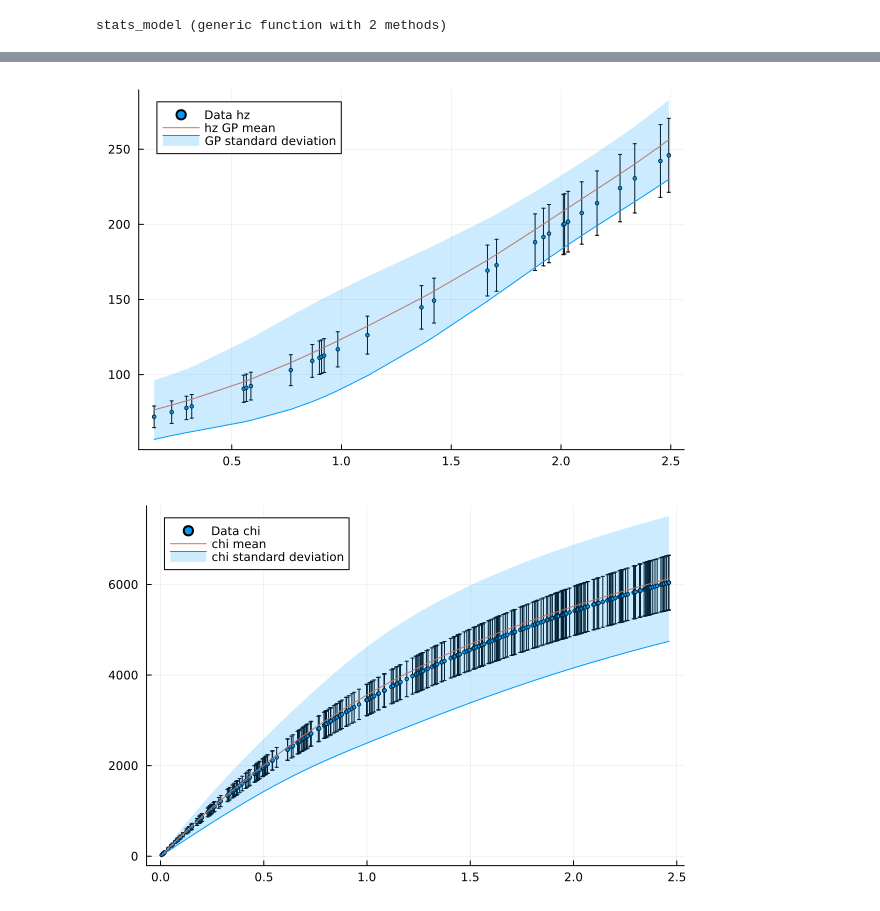
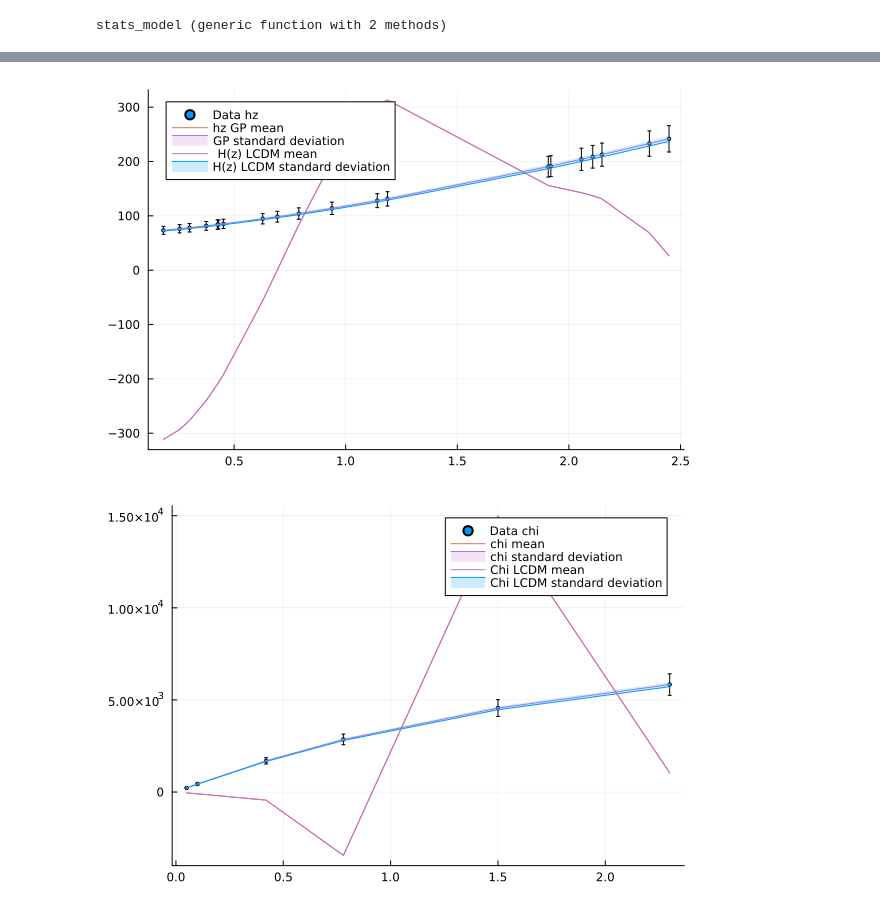
Before and after one commit to JaimeRZP/wb_gp, a Jupyter notebook: Tanvi/LCDM_GP_comparison.ipynb, the cells around one changed output, grey strips where cells are left out. Cells and saved outputs as stored; diff of their text form; code cells hidden in the pictures.

```diff
--- a/Tanvi/LCDM_GP_comparison.ipynb
+++ b/Tanvi/LCDM_GP_comparison.ipynb
@@ -21,7 +21,7 @@ cosmo1 = Cosmology();
 # %%
 # hz data
 function fakedata_hz()
-z  = sort(2.5 .* rand(30)) # random array of 30 z values sorted ascending (0 - 2.5)
+z  = sort(2.5 .* rand(20)) # random array of 30 z values sorted ascending (0 - 2.5)
 data  = cosmo1.cpar.h*100*Ez(cosmo1, z)
 err = 0.1 .* data
 cov = zeros(length(z), length(z))
@@ -33,7 +33,7 @@ end
 
 # chi data
 function fakedata_dm()
-    z = sort(2.5 .* rand(300))
+    z = [0.05, 0.1, 0.42, 0.78, 1.5, 2.3]
     data = cosmo1.chi(z)
     err = 0.1 .* data
     cov = zeros(length(z), length(z))
@@ -45,7 +45,7 @@ end
 
 # fs8 data
 function fakedata_fs8()
-    z = sort([[0.01, 0.02, 0.07] ; (2.5 .* rand(20))])
+    z = [0.01, 0.02, 0.07, 0.54, 1.5, 2.4]
     data = fs8(cosmo1, z)
     err = 0.1 .* data
     cov = zeros(length(z), length(z))
@@ -355,6 +352,6 @@ end
 # %% [output]
 stats_model (generic function with 2 methods)
 # %%
-chain_gp = sample(stats_model(data_obs), NUTS(20, 0.65), 100)
+chain_gp = sample(stats_model(data_obs), NUTS(5, 0.65), 25)
 # %% [output]
 ┌ Info: Found initial step size
@@ -392,15 +389,19 @@ fs8pmean, fs8ps = mean(fs8data_p, dims=1), std(fs8data_p, dims=1);
 # %%
 plot(fakedatahz.z, fakedatahz.data, yerr=hz_err, label="Data hz", ms=2, seriestype=:scatter)
 plot!(fakedatahz.z, vec(hpmean), label="hz GP mean")
-plot!(fakedatahz.z, vec(hpmean .- hps),  fillrange = vec(hpmean .+ hps), fillalpha=0.2, c=1, label="GP standard deviation")
+plot!(fakedatahz.z, vec(hpmean .- hps),  fillrange = vec(hpmean .+ hps), fillalpha=0.2, c=4, label="GP standard deviation")
+plot!(fakedatahz.z, vec(hz_lcdm_m), label=" H(z) LCDM mean")
+plot!(fakedatahz.z, vec(hz_lcdm_m .- hz_lcdm_s),  fillrange = vec(hz_lcdm_m .+ hz_lcdm_s), fillalpha=0.2, c=1, label="H(z) LCDM standard deviation")
 # %% [output]
-[figure, old version]
+[figure, new version]
 # %%
 plot(fakedatadm.z, fakedatadm.data, yerr=dm_err, label="Data chi", ms=2, seriestype=:scatter)
 plot!(fakedatadm.z, vec(chipmean), label="chi mean")
-plot!(fakedatadm.z, vec(chipmean .- chips),  fillrange = vec(chipmean .+ chips), fillalpha=0.2, c=1, label="chi standard deviation")
+plot!(fakedatadm.z, vec(chipmean .- chips),  fillrange = vec(chipmean .+ chips), fillalpha=0.2, c=4, label="chi standard deviation")
+plot!(fakedatadm.z, vec(dm_lcdm_m), label="Chi LCDM mean")
+plot!(fakedatadm.z, vec(dm_lcdm_m .- dm_lcdm_s),  fillrange = vec(dm_lcdm_m .+ dm_lcdm_s), fillalpha=0.2, c=1, label="Chi LCDM standard deviation")
 # %% [output]
-[figure, old version]
+[figure, new version]
 # %%
 plot(fakedatafs8.z, fakedatafs8.data, yerr=fs8_err, label="Data fs8", ms=2, seriestype=:scatter)
 plot!(fakedatafs8.z, vec(fs8pmean), label="fs8 mean")
```
Also changed, not shown: parts of 12 cells of this notebook.
